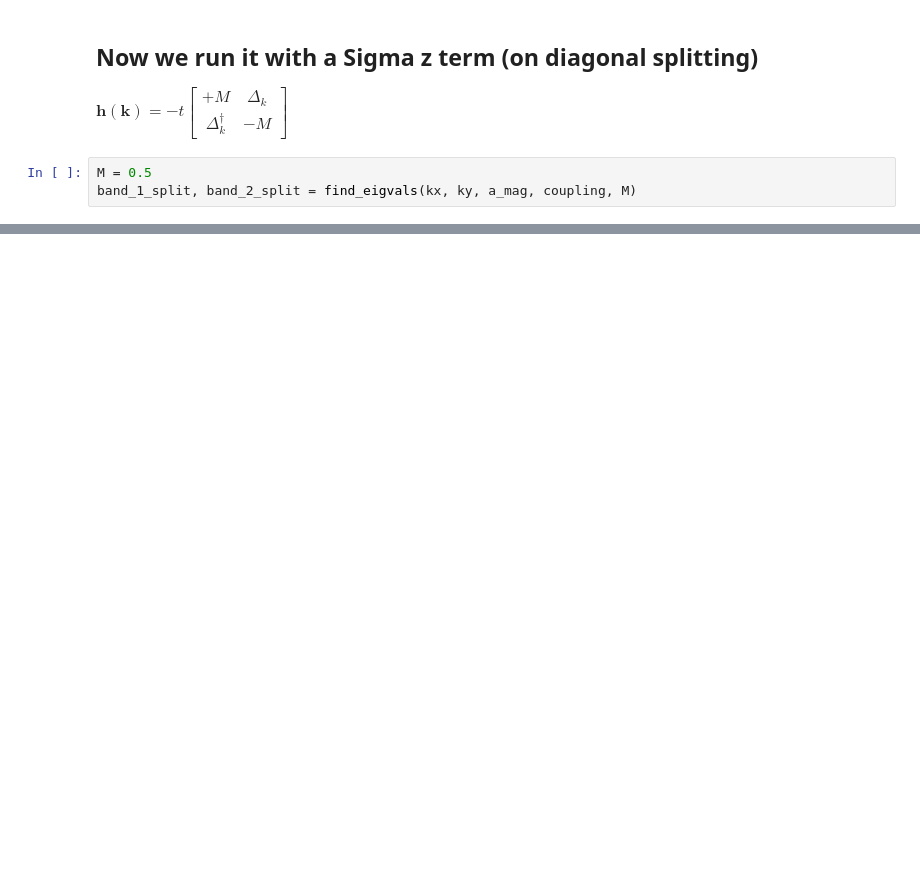
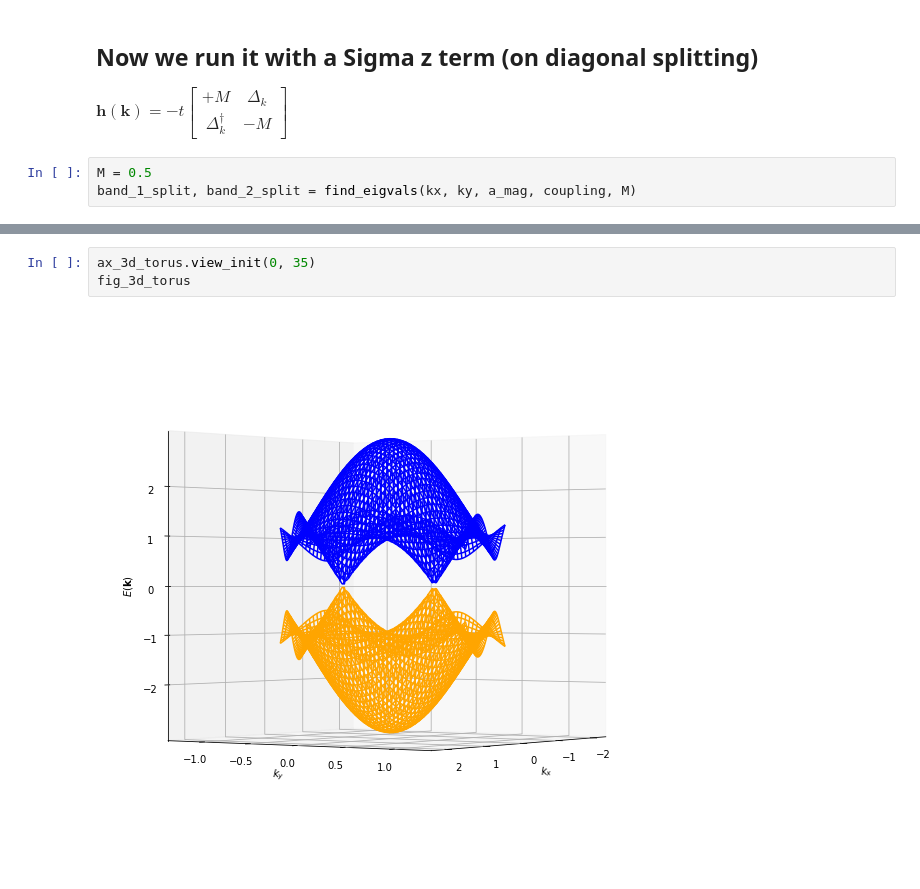
Before and after one commit to NRobertsF91W/PhD-Jupyter-Notebooks, a Jupyter notebook: Honeycomb Numerical.ipynb, the cells around one changed output, grey strips where cells are left out. Drawn from its saved outputs; the diff is of its cells as text; blank space fills up the shorter version.

```diff
--- a/Honeycomb Numerical.ipynb
+++ b/Honeycomb Numerical.ipynb
@@ -123,0 +233,5 @@ fig_3d_split
+# %%
+ax_3d_torus.view_init(0, 35)
+fig_3d_torus
+# %% [output]
+[figure, added]
```
Also changed, not shown: parts of 16 cells of this notebook.
